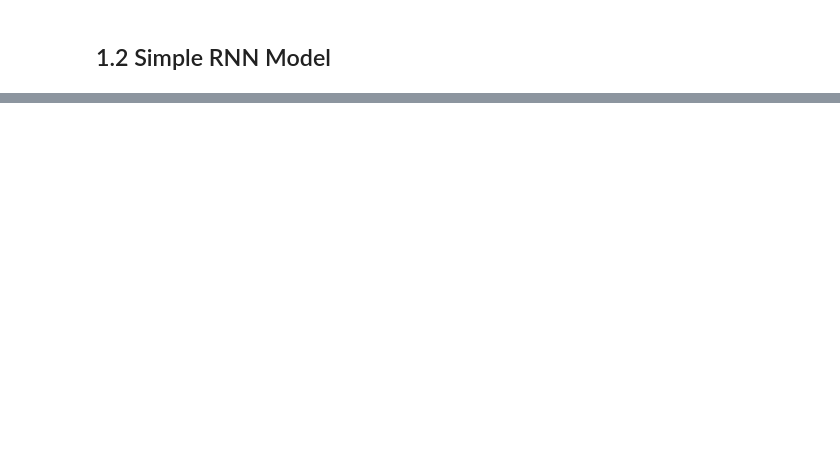
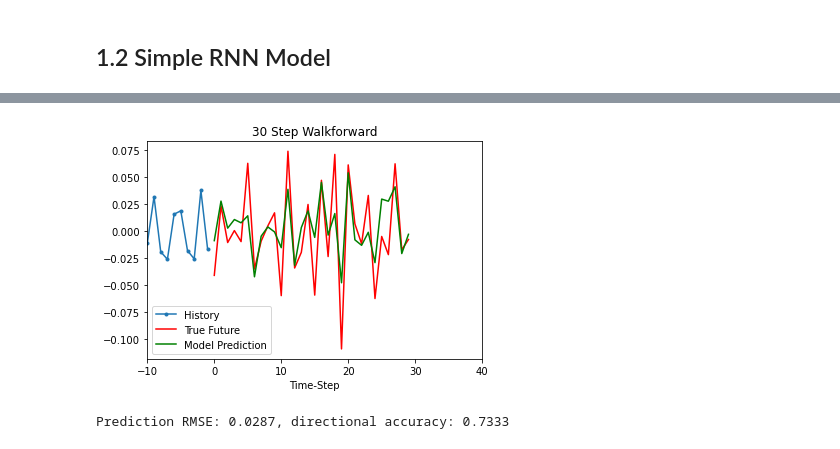
Before and after one commit to leehanchung/btc_dash, a Jupyter notebook: notebooks/03-tf_model.ipynb, the cells around one changed output, grey strips where cells are left out. Drawn from its saved outputs; the diff is of its cells as text; code cells hidden in the pictures; blank space fills up the shorter version.

```diff
--- a/notebooks/03-tf_model.ipynb
+++ b/notebooks/03-tf_model.ipynb
@@ -209,5 +147,0 @@ Epoch 5/5
-# %%
-for x, y in val_univariate.take(3):
-  plot = show_plot([x[0].numpy(), y[0].numpy(),
-                    simple_lstm_model.predict(x)[0]], 0, 'Simple LSTM model')
-  plot.show()
@@ -227,0 +171,23 @@ test[31]
+# %%
+test_x = create_data(data=test,
+                     window_size=config.WINDOW_SIZE,
+                     batch_size=1)
+# %%
+test_y_true = np.array([])
+test_y_pred = np.array([])
+for x, y in test_x.take(config.WALK_FORWARD):
+    test_y_true = np.append(test_y_true, y[0].numpy())
+    test_y_pred = np.append(test_y_pred, simple_lstm_model.predict(x)[0])
+# %%
+plot = show_plot(plot_data=[test[:10], test_y_true, test_y_pred],
+                 delta=config.WALK_FORWARD,
+                 title=f'{config.WALK_FORWARD} Step Walkforward',
+                 labels=['History', 'True Future', 'Model Prediction'],
+                 marker=['.-', 'r-', 'g-'])
+plot.show();
+# %% [output]
+[figure, added]
+# %%
+print_metrics(y_true=test_y_true, y_pred=test_y_pred)
+# %% [output]
+Prediction RMSE: 0.0287, directional accuracy: 0.7333
```
Also changed, not shown: parts of 33 cells of this notebook, 4 other files.
